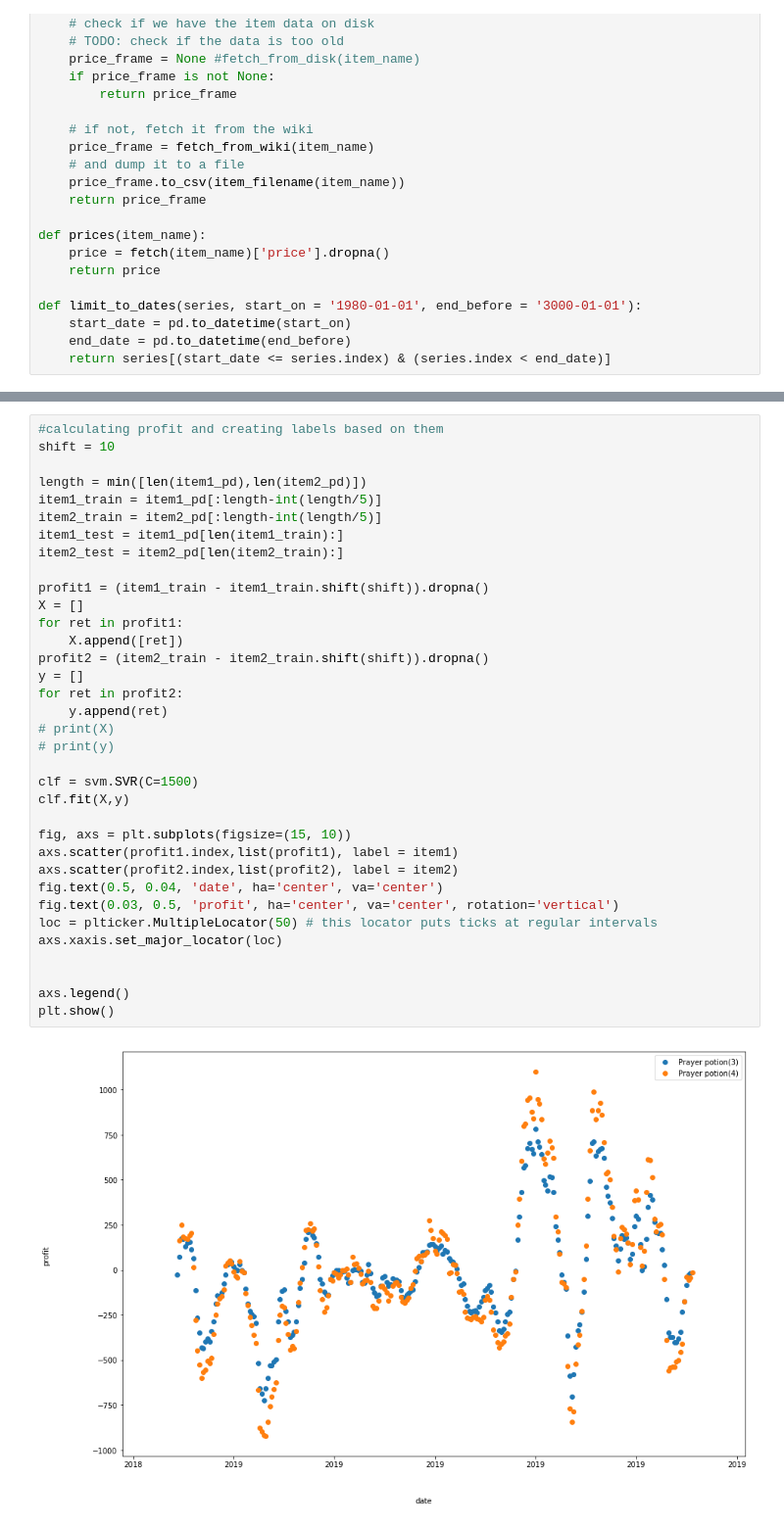
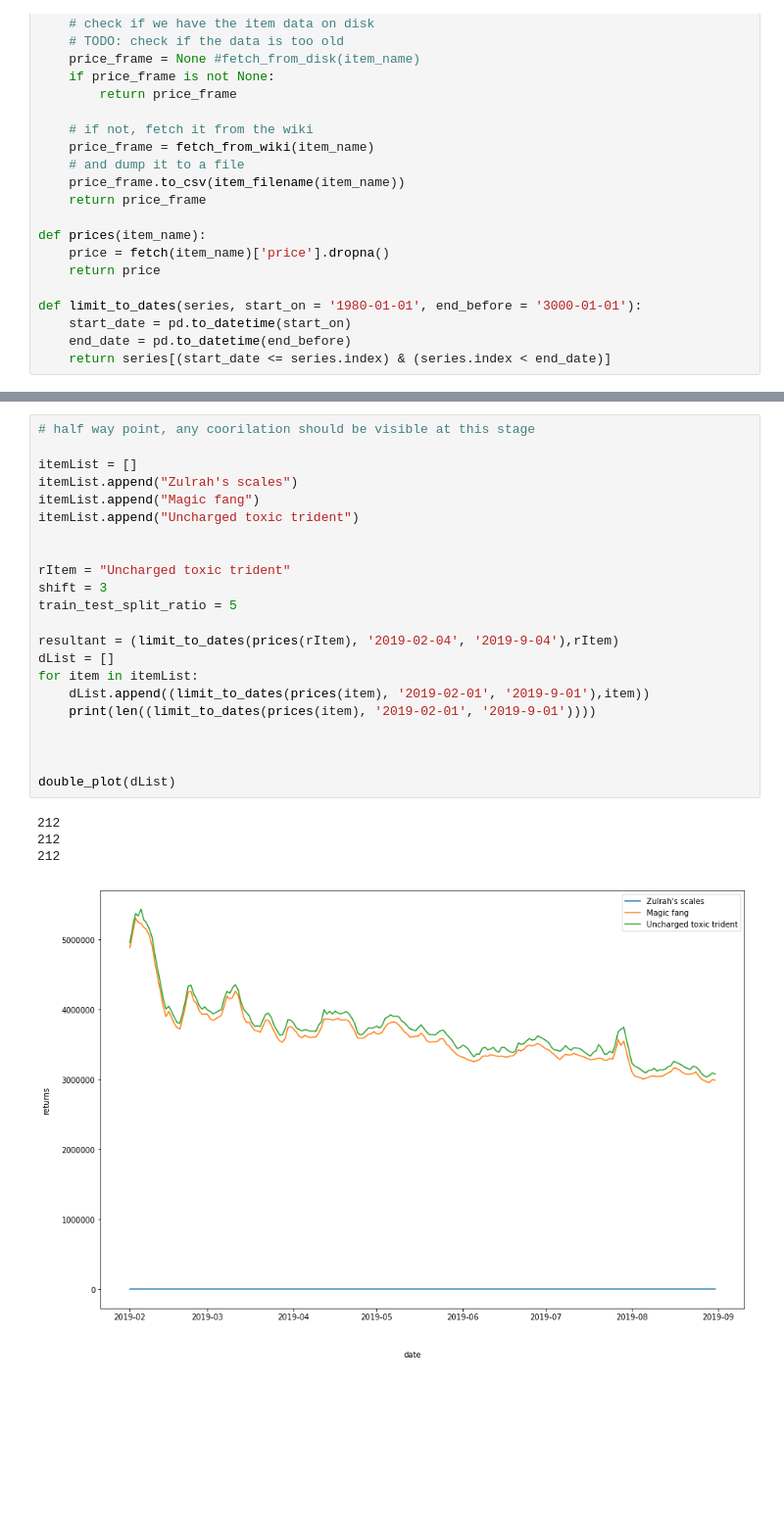
Before and after one commit to durumu/osrs-prediction, a Jupyter notebook: osrs_svm.ipynb, the cells around one changed output, grey strips where cells are left out. Shown at 98% size. Drawn from its saved outputs; the diff is of its cells as text; blank space fills up the shorter version.

```diff
--- a/osrs_svm.ipynb
+++ b/osrs_svm.ipynb
@@ -150,37 +135,27 @@ plt.show()
-# %%
-#calculating profit and creating labels based on them
-shift = 10
-
-length = min([len(item1_pd),len(item2_pd)])
-item1_train = item1_pd[:length-int(length/5)]
-item2_train = item2_pd[:length-int(length/5)]
-item1_test = item1_pd[len(item1_train):]
-item2_test = item2_pd[len(item2_train):]
-
-profit1 = (item1_train - item1_train.shift(shift)).dropna()
-X = []
-for ret in profit1:
-    X.append([ret])
-profit2 = (item2_train - item2_train.shift(shift)).dropna()
-y = []
-for ret in profit2:
-    y.append(ret)
-# print(X)
-# print(y)
-
-clf = svm.SVR(C=1500)
-clf.fit(X,y)
-
-fig, axs = plt.subplots(figsize=(15, 10))
-axs.scatter(profit1.index,list(profit1), label = item1)
-axs.scatter(profit2.index,list(profit2), label = item2)
-fig.text(0.5, 0.04, 'date', ha='center', va='center')
-fig.text(0.03, 0.5, 'profit', ha='center', va='center', rotation='vertical')
-loc = plticker.MultipleLocator(50) # this locator puts ticks at regular intervals
-axs.xaxis.set_major_locator(loc)
-
-
-axs.legend()
-plt.show()
-# %% [output]
-[figure, removed]
+# %%
+# half way point, any coorilation should be visible at this stage
+
+itemList = []
+itemList.append("Zulrah's scales")
+itemList.append("Magic fang")
+itemList.append("Uncharged toxic trident")
+
+
+rItem = "Uncharged toxic trident"
+shift = 3
+train_test_split_ratio = 5
+
+resultant = (limit_to_dates(prices(rItem), '2019-02-04', '2019-9-04'),rItem)
+dList = []
+for item in itemList:
+    dList.append((limit_to_dates(prices(item), '2019-02-01', '2019-9-01'),item))
+    print(len((limit_to_dates(prices(item), '2019-02-01', '2019-9-01'))))
+
+
+
+double_plot(dList)
+# %% [output]
+212
+212
+212
+[figure, added]
```
Also changed, not shown: parts of 8 cells of this notebook.
